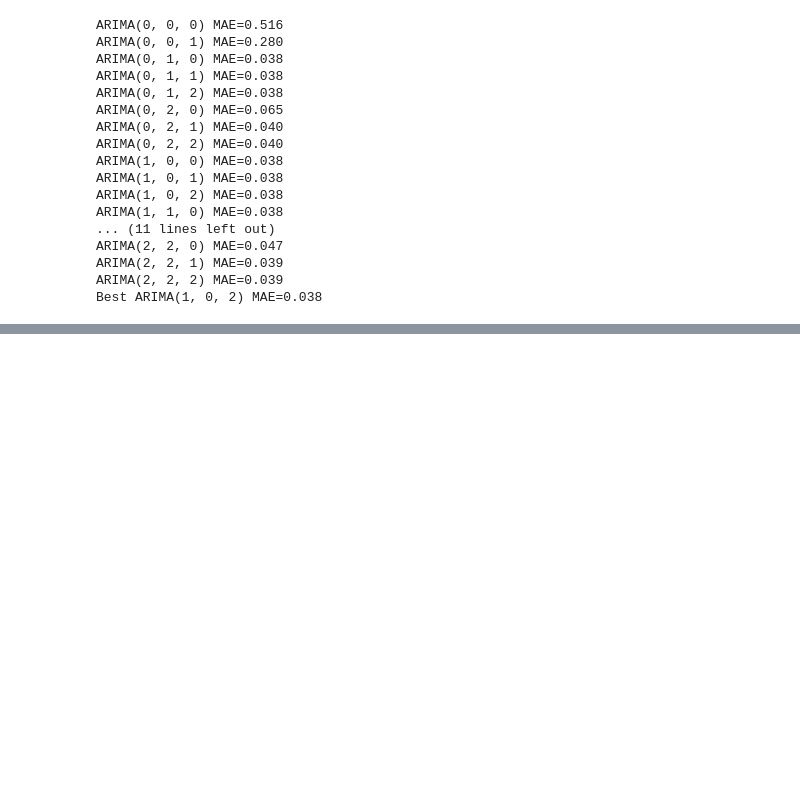
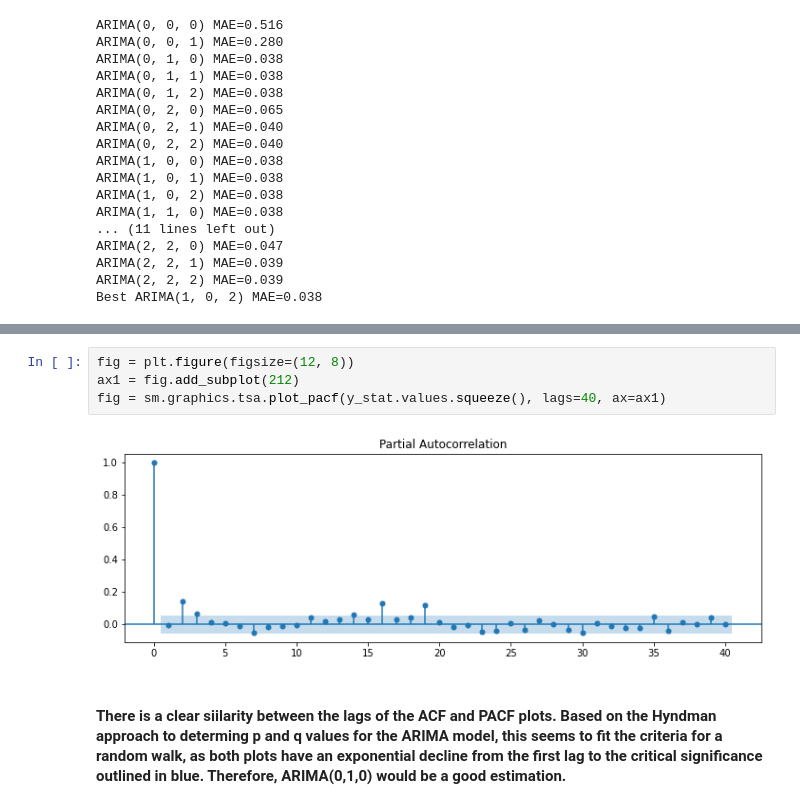
Before and after one commit to threeves91/Springboard, a Jupyter notebook: Capstone Project 3/Preprocessing_CS3.ipynb, the cells around one changed output, grey strips where cells are left out. Drawn from its saved outputs; the diff is of its cells as text; blank space fills up the shorter version.

```diff
--- a/Capstone Project 3/Preprocessing_CS3.ipynb
+++ b/Capstone Project 3/Preprocessing_CS3.ipynb
@@ -326,0 +389,8 @@ As is shown in the above histogram, the model is struggling to accurately fit th
+# %%
+fig = plt.figure(figsize=(12, 8))
+ax1 = fig.add_subplot(212)
+fig = sm.graphics.tsa.plot_pacf(y_stat.values.squeeze(), lags=40, ax=ax1)
+# %% [output]
+[figure, added]
+# %% [markdown]
+#### There is a clear siilarity between the lags of the ACF and PACF plots. Based on the Hyndman approach to determing p and q values for the ARIMA model, this seems to fit the criteria for a random walk, as both plots have an exponential decline from the first lag to the critical significance outlined in blue. Therefore, ARIMA(0,1,0) would be a good estimation.
```
Also changed, not shown: parts of 28 cells of this notebook.
